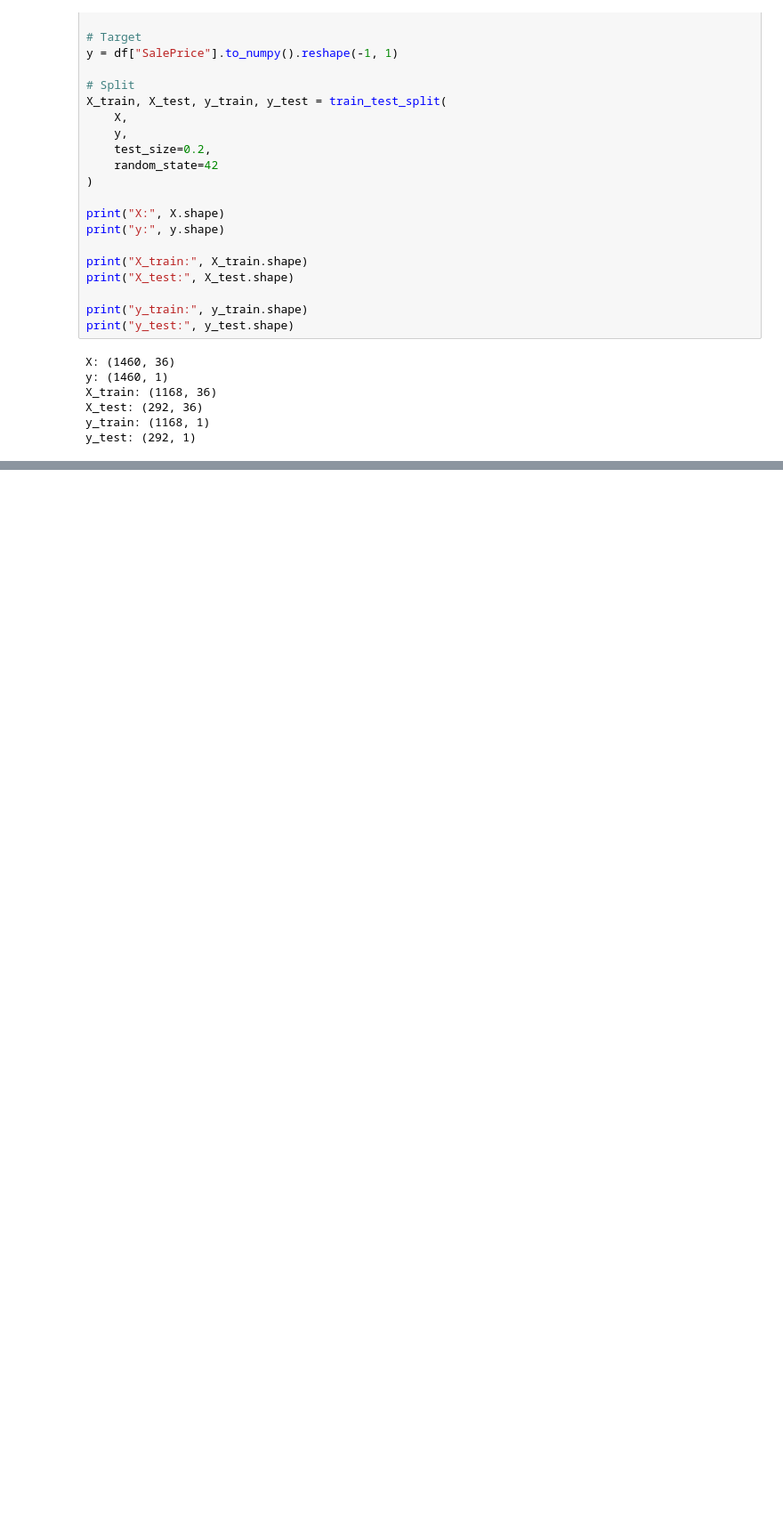
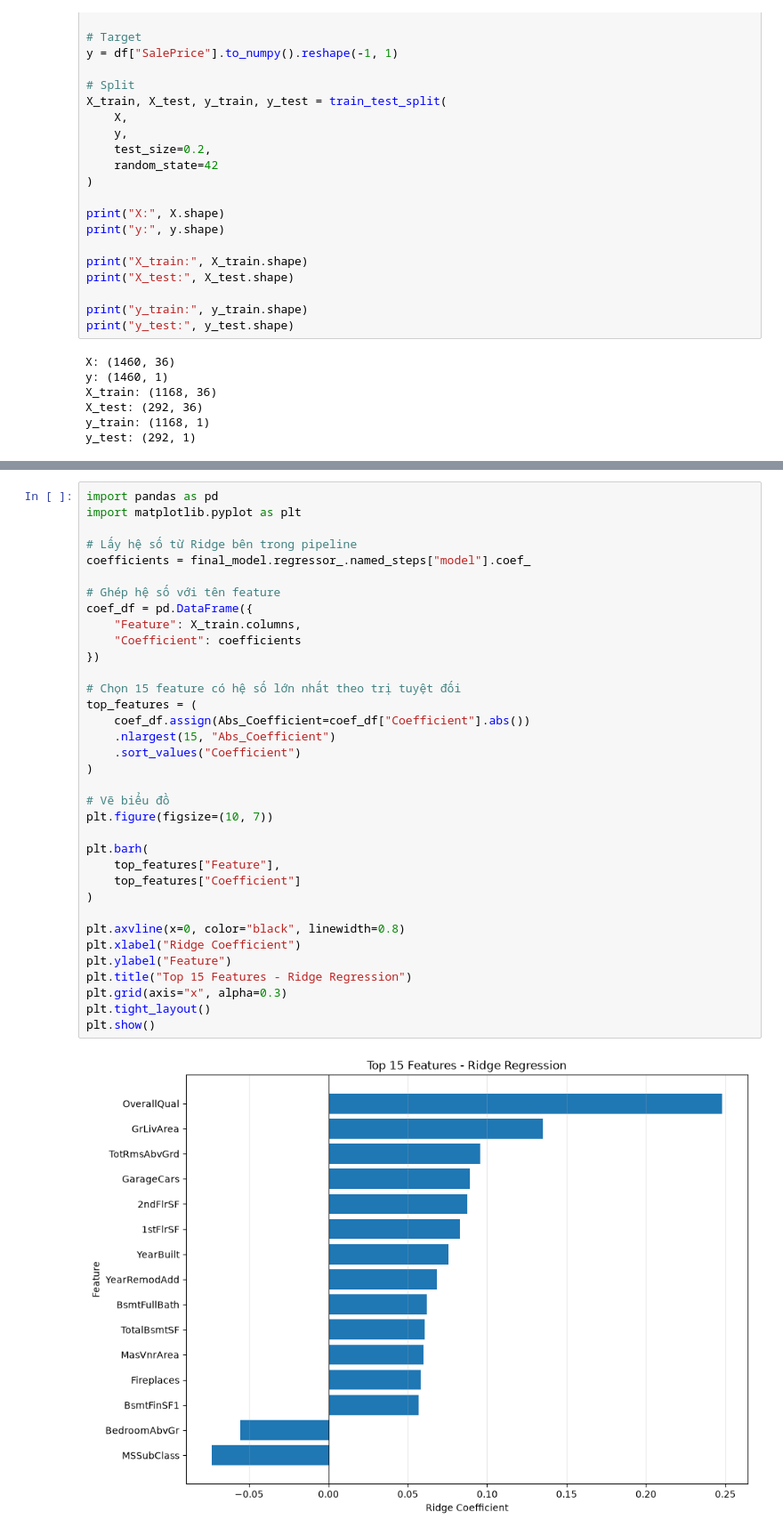
Before and after one commit to tien320/ml-project, a Jupyter notebook: notebook/01_linear_regression.ipynb, the cells around one changed output, grey strips where cells are left out. Shown at 89% size. Cells and saved outputs as stored; diff of their text form; blank space fills up the shorter version.

```diff
--- a/notebook/01_linear_regression.ipynb
+++ b/notebook/01_linear_regression.ipynb
@@ -251,0 +1056,37 @@ y_test: (292, 1)
+# %%
+import pandas as pd
+import matplotlib.pyplot as plt
+
+# Lấy hệ số từ Ridge bên trong pipeline
+coefficients = final_model.regressor_.named_steps["model"].coef_
+
+# Ghép hệ số với tên feature
+coef_df = pd.DataFrame({
+    "Feature": X_train.columns,
+    "Coefficient": coefficients
+})
+
+# Chọn 15 feature có hệ số lớn nhất theo trị tuyệt đối
+top_features = (
+    coef_df.assign(Abs_Coefficient=coef_df["Coefficient"].abs())
+    .nlargest(15, "Abs_Coefficient")
+    .sort_values("Coefficient")
+)
+
+# Vẽ biểu đồ
+plt.figure(figsize=(10, 7))
+
+plt.barh(
+    top_features["Feature"],
+    top_features["Coefficient"]
+)
+
+plt.axvline(x=0, color="black", linewidth=0.8)
+plt.xlabel("Ridge Coefficient")
+plt.ylabel("Feature")
+plt.title("Top 15 Features - Ridge Regression")
+plt.grid(axis="x", alpha=0.3)
+plt.tight_layout()
+plt.show()
+# %% [output]
+[figure, added]
```
Also changed, not shown: parts of 19 cells of this notebook, 2 other files.
